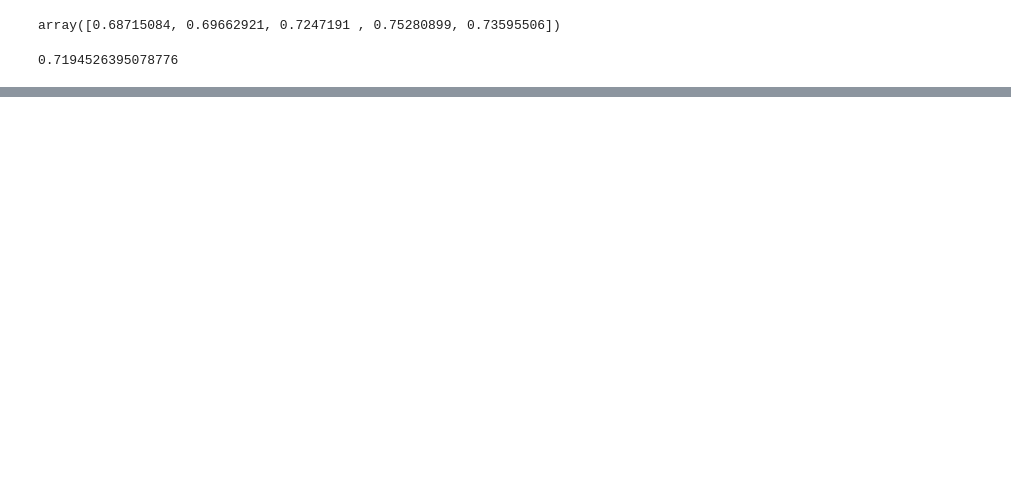
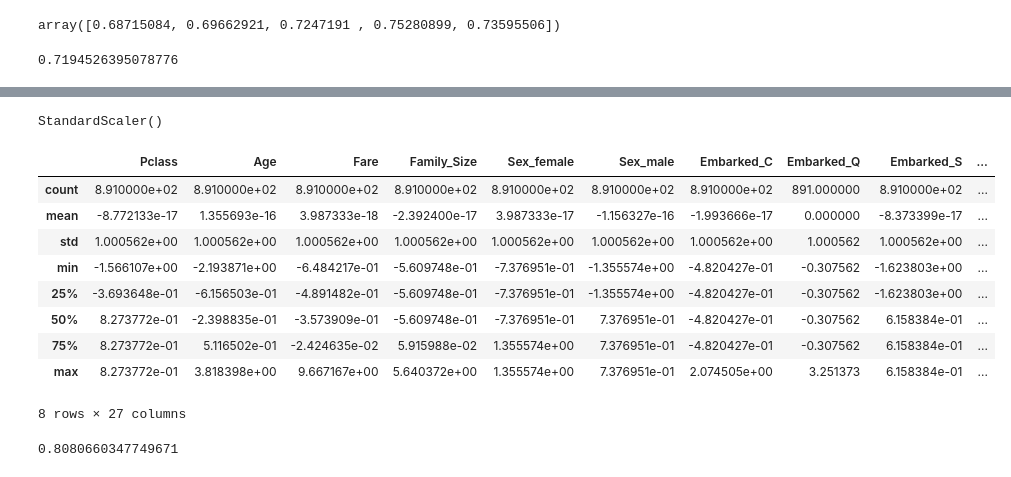
Before and after one commit to SeeUSoon93/MachineLerning, a Jupyter notebook: 6. 머신러닝/ex04_타이타닉 생존자 예측 분석.ipynb, the cells around one changed output, grey strips where cells are left out. Drawn from its saved outputs; the diff is of its cells as text; code cells hidden in the pictures; blank space fills up the shorter version.

```diff
--- a/6. 머신러닝/ex04_타이타닉 생존자 예측 분석.ipynb
+++ b/6. 머신러닝/ex04_타이타닉 생존자 예측 분석.ipynb
@@ -788,0 +910,23 @@ print(train_list)
+# %%
+scaler =StandardScaler()
+# %%
+scaler.fit(X_train)
+# %% [output]
+StandardScaler()
+# %%
+st_transform_X_train =scaler.transform(X_train)
+# %%
+st_transform_X_train = pd.DataFrame(st_transform_X_train, columns=X_train.columns)
+# %%
+st_transform_X_train.describe()
+# %% [output]
+|  | Pclass | Age | Fare | Family_Size | Sex_female | Sex_male | Embarked_C | Embarked_Q | Embarked_S | ... |
+| count | 8.910000e+02 | 8.910000e+02 | 8.910000e+02 | 8.910000e+02 | 8.910000e+02 | 8.910000e+02 | 8.910000e+02 | 891.000000 | 8.910000e+02 | ... |
+| mean | -8.772133e-17 | 1.355693e-16 | 3.987333e-18 | -2.392400e-17 | 3.987333e-17 | -1.156327e-16 | -1.993666e-17 | 0.000000 | -8.373399e-17 | ... |
+| std | 1.000562e+00 | 1.000562e+00 | 1.000562e+00 | 1.000562e+00 | 1.000562e+00 | 1.000562e+00 | 1.000562e+00 | 1.000562 | 1.000562e+00 | ... |
+| min | -1.566107e+00 | -2.193871e+00 | -6.484217e-01 | -5.609748e-01 | -7.376951e-01 | -1.355574e+00 | -4.820427e-01 | -0.307562 | -1.623803e+00 | ... |
+| 25% | -3.693648e-01 | -6.156503e-01 | -4.891482e-01 | -5.609748e-01 | -7.376951e-01 | -1.355574e+00 | -4.820427e-01 | -0.307562 | -1.623803e+00 | ... |
+| 50% | 8.273772e-01 | -2.398835e-01 | -3.573909e-01 | -5.609748e-01 | -7.376951e-01 | 7.376951e-01 | -4.820427e-01 | -0.307562 | 6.158384e-01 | ... |
+| 75% | 8.273772e-01 | 5.116502e-01 | -2.424635e-02 | 5.915988e-02 | 1.355574e+00 | 7.376951e-01 | -4.820427e-01 | -0.307562 | 6.158384e-01 | ... |
+| max | 8.273772e-01 | 3.818398e+00 | 9.667167e+00 | 5.640372e+00 | 1.355574e+00 | 7.376951e-01 | 2.074505e+00 | 3.251373 | 6.158384e-01 | ... |
+8 rows × 27 columns
@@ -788,0 +936,8 @@ print(train_list)
+# %%
+result = cross_val_score(knn_model,
+                          st_transform_X_train,
+                          y_train,
+                          cv = 5)
+result.mean()
+# %% [output]
+0.8080660347749671
```
Also changed, not shown: parts of 34 cells of this notebook, 4 other files.
